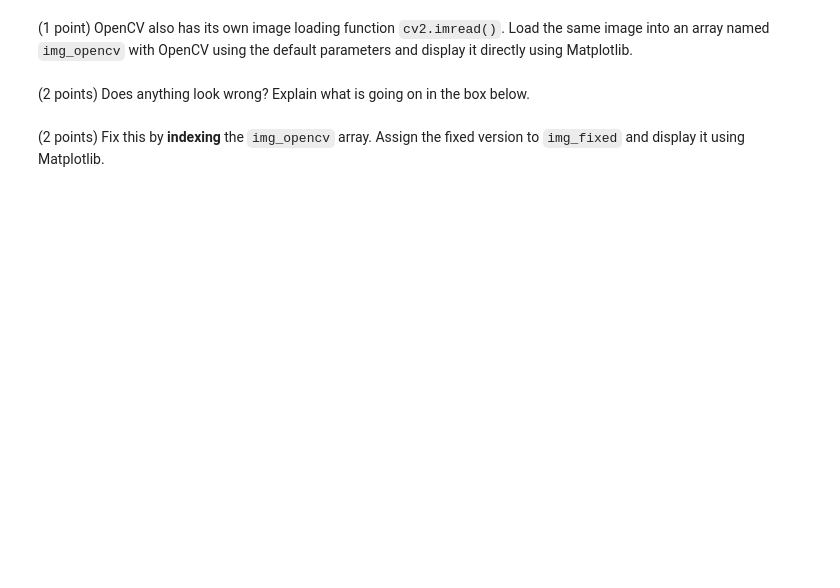
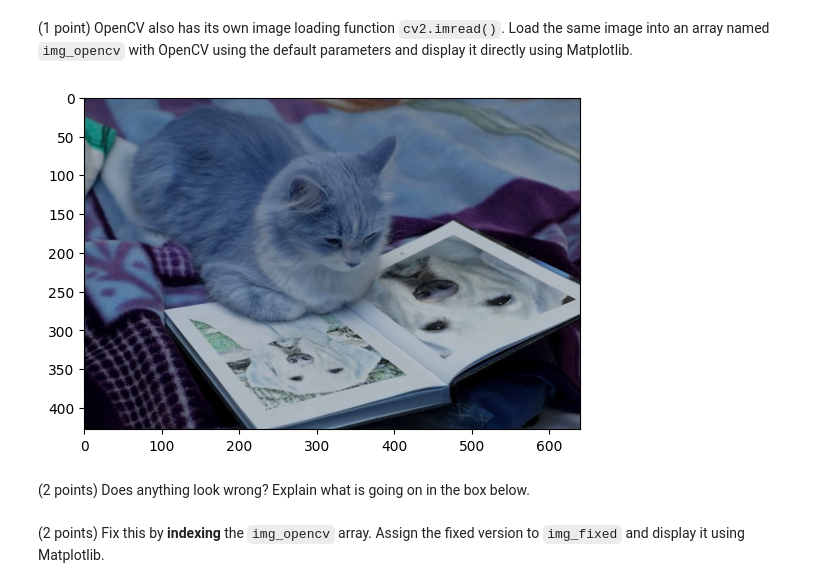
Before and after one commit to tanaynayak/CV, a Jupyter notebook: module_01/01_numpy_and_image_basics.ipynb, the cells around one changed output. Drawn from its saved outputs; the diff is of its cells as text; code cells hidden in the pictures; blank space fills up the shorter version.

```diff
--- a/module_01/01_numpy_and_image_basics.ipynb
+++ b/module_01/01_numpy_and_image_basics.ipynb
@@ -36,5 +120,20 @@ Hint: Refer to Numpy's [docs on indexing](https://numpy.org/devdocs/user/basics.
 # %% [markdown]
 (1 point) OpenCV also has its own image loading function `cv2.imread()`. Load the same image into an array named `img_opencv` with OpenCV using the default parameters and display it directly using Matplotlib.
+# %%
+import cv2
+import matplotlib.pyplot as plt
+
+# Load the image using cv2.imread()
+img_opencv = cv2.imread('data/cat.jpg')
+
+# Convert the image from BGR to RGB
+# img_opencv = cv2.cvtColor(img_opencv, cv2.COLOR_BGR2RGB)
+
+# Display the image using Matplotlib
+plt.imshow(img_opencv)
+plt.show()
+# %% [output]
+[figure, added]
 # %% [markdown]
 (2 points) Does anything look wrong? Explain what is going on in the box below.
 # %%
```
Also changed, not shown: parts of 13 cells of this notebook, 4 other files.
